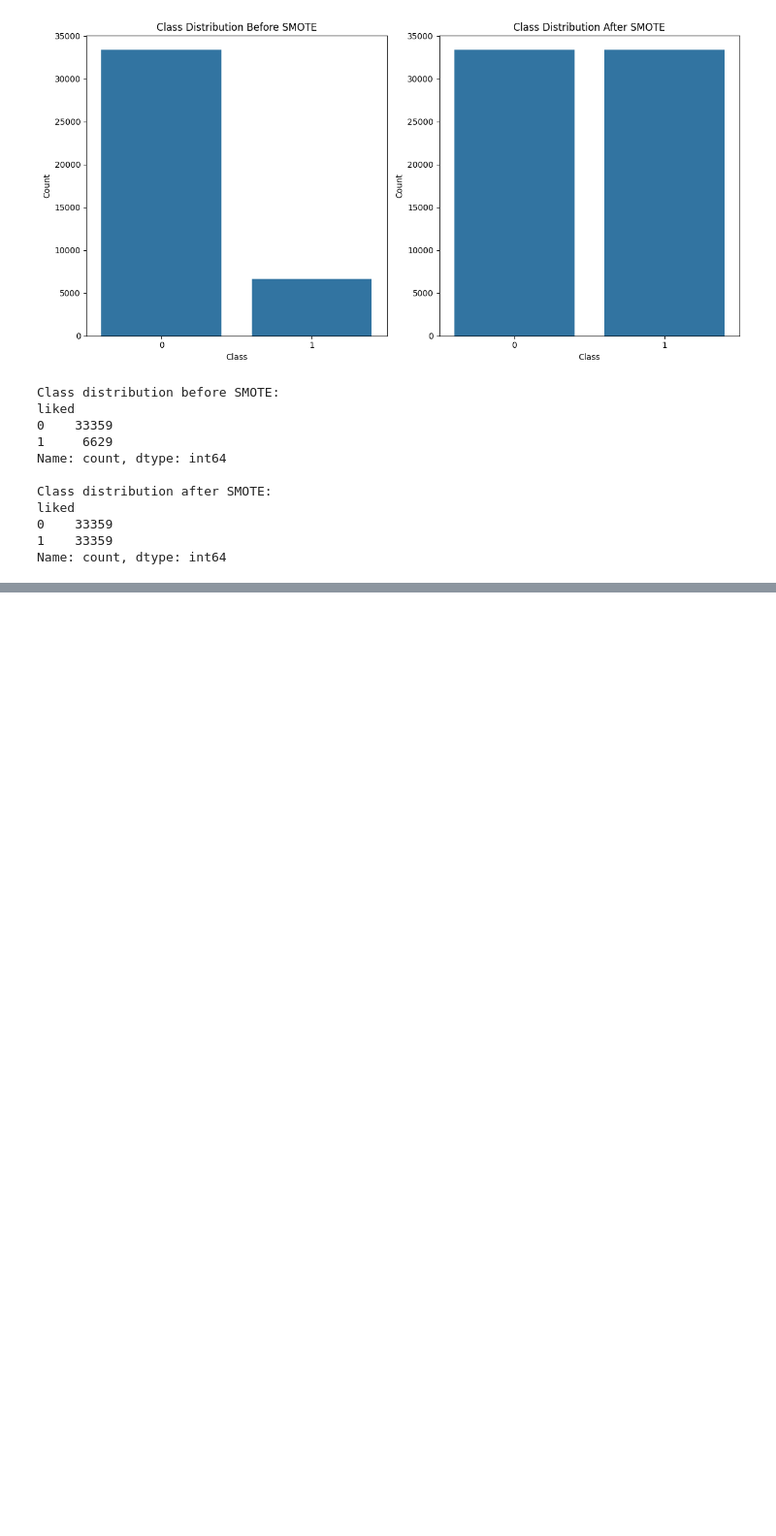
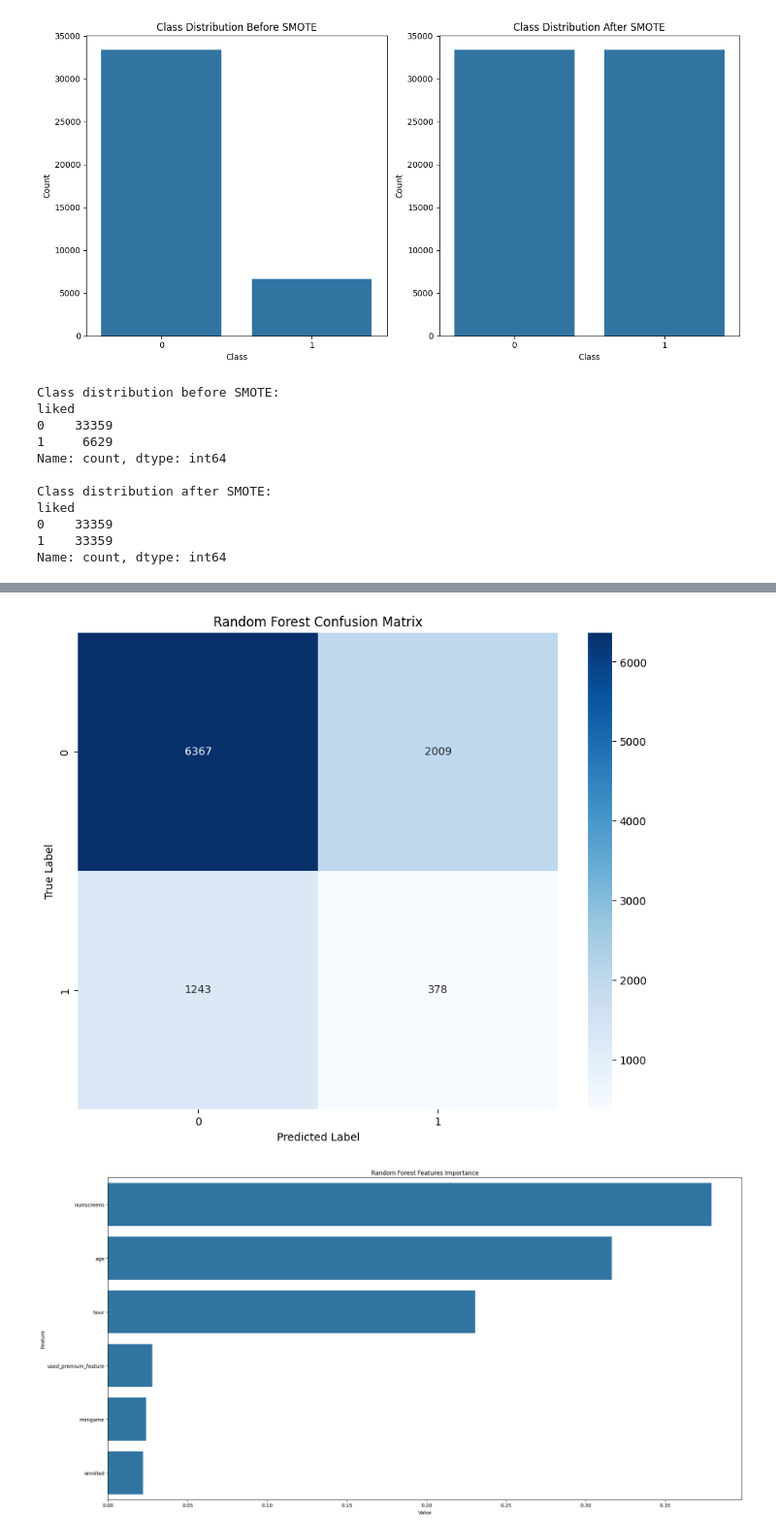
Before and after one commit to ericmuga253/ML_1, a Jupyter notebook: capstone.ipynb, the cells around one changed output, grey strips where cells are left out. Shown at 97% size. Drawn from its saved outputs; the diff is of its cells as text; code cells hidden in the pictures; blank space fills up the shorter version.

```diff
--- a/capstone.ipynb
+++ b/capstone.ipynb
@@ -353,0 +348,67 @@ weighted avg       0.73      0.61      0.65      9997
+# %%
+
+
+
+# Assuming your DataFrame is named 'df' and 'likes' is your target column
+
+# Separate features and target
+X = df.drop('liked', axis=1)
+y = df['liked']
+
+# Identify numeric columns
+numeric_columns = X.select_dtypes(include=[np.number]).columns
+
+# Keep only numeric columns
+X = X[numeric_columns]
+
+# Split the data into training and testing sets
+X_train, X_test, y_train, y_test = train_test_split(X, y, test_size=0.2, random_state=42)
+
+# Apply SMOTE to the training data
+smote = SMOTE(random_state=42)
+X_train_resampled, y_train_resampled = smote.fit_resample(X_train, y_train)
+
+# Create Random Forest pipeline
+rf_pipeline = Pipeline([
+    ('scaler', StandardScaler()),
+    ('rf', RandomForestClassifier(n_estimators=100, random_state=42))
+])
+
+# Perform cross-validation
+cv_scores = cross_val_score(rf_pipeline, X_train_resampled, y_train_resampled, cv=5, scoring='accuracy')
+
+print("Cross-validation scores:", cv_scores)
+print(f"Mean CV score: {cv_scores.mean():.4f}")
+print(f"Standard deviation of CV scores: {cv_scores.std():.4f}")
+
+# Fit the pipeline on the entire resampled training data
+rf_pipeline.fit(X_train_resampled, y_train_resampled)
+
+# Make predictions on the test set
+y_pred = rf_pipeline.predict(X_test)
+
+# Print the classification report
+print("\nClassification Report:")
+print(classification_report(y_test, y_pred))
+
+# Create a confusion matrix
+cm = confusion_matrix(y_test, y_pred)
+
+# Plot the confusion matrix
+plt.figure(figsize=(10, 8))
+sns.heatmap(cm, annot=True, fmt='d', cmap='Blues')
+plt.title('Random Forest Confusion Matrix')
+plt.ylabel('True Label')
+plt.xlabel('Predicted Label')
+plt.show()
+
+# Feature importance
+importances = rf_pipeline.named_steps['rf'].feature_importances_
+feature_imp = pd.DataFrame(sorted(zip(importances, X.columns)), columns=['Value','Feature'])
+
+plt.figure(figsize=(20, 10))
+sns.barplot(x="Value", y="Feature", data=feature_imp.sort_values(by="Value", ascending=False))
+plt.title('Random Forest Features Importance')
+plt.tight_layout()
+plt.show()
+# %% [output]
@@ -353,0 +428,2 @@ weighted avg       0.73      0.61      0.65      9997
+[figure, added]
+[figure, added]
```
Also changed, not shown: parts of 8 cells of this notebook.
